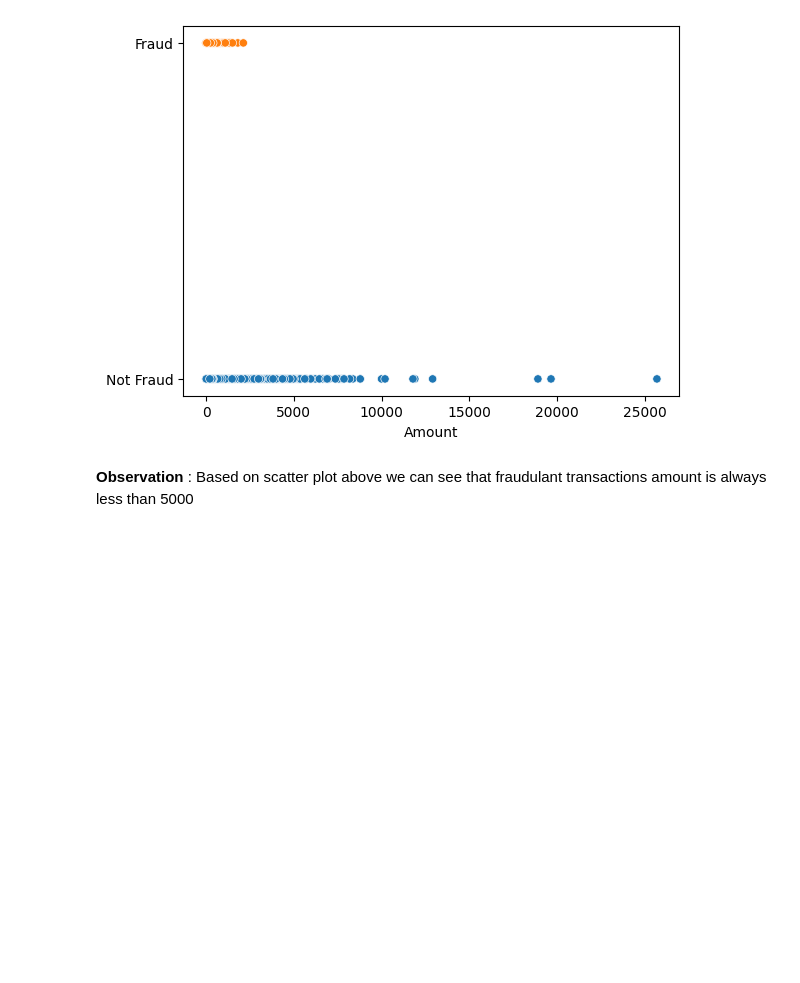
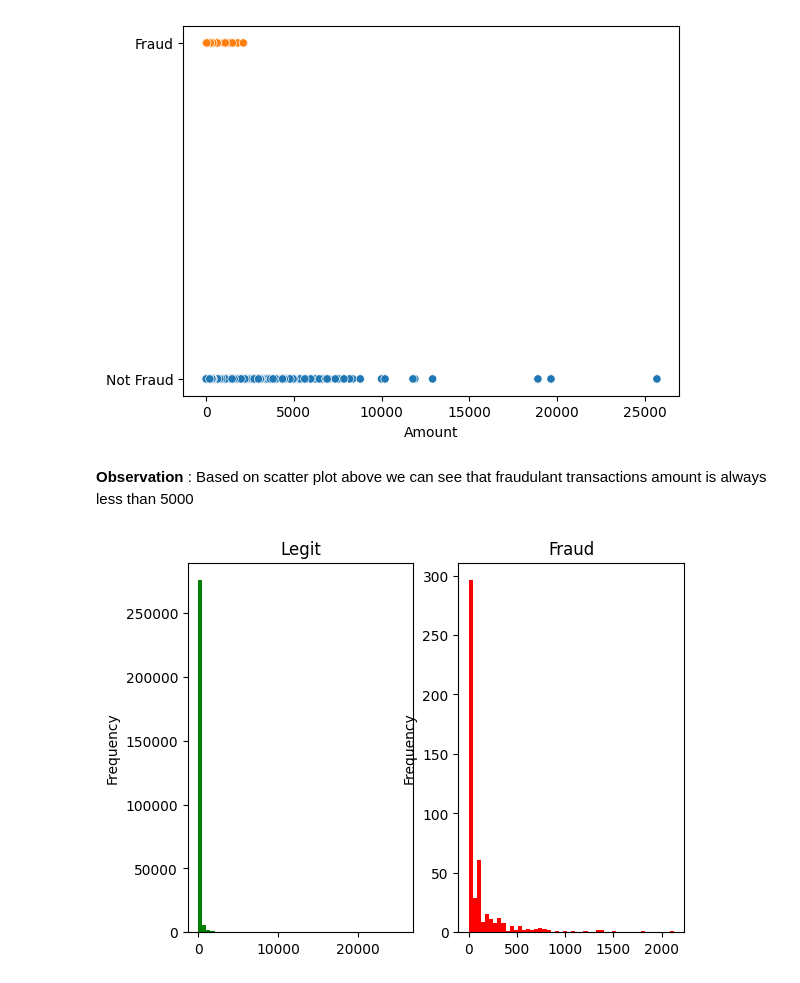
Before and after one commit to hemantborse/Capstone, a Jupyter notebook: Credit_Card_Fraud_Prediction.ipynb, the cells around one changed output. Saved outputs shown, nothing was run; the diff lists cells and outputs as text; code cells hidden in the pictures; blank space fills up the shorter version.

```diff
--- a/Credit_Card_Fraud_Prediction.ipynb
+++ b/Credit_Card_Fraud_Prediction.ipynb
@@ -107,3 +122,11 @@ plt.yticks([0, 1], ['Not Fraud', 'Fraud']);
 # %% [markdown]
 **Observation** :
 Based on scatter plot above we can see that fraudulant transactions amount is always less than 5000
+# %%
+#Based on above scatterplot lets explore transaction amount destribution by class
+fig,axes = plt.subplots(1,2)
+df[df['Class']==0]['Amount'].plot(kind='hist',bins=50,ax=axes[0],title='Legit',color = 'green')
+df[df['Class']==1]['Amount'].plot(kind='hist',bins=50,ax=axes[1],title='Fraud',color='red')
+plt.show()
+# %% [output]
+[figure, added]
```
Also changed, not shown: parts of 3 cells of this notebook.
